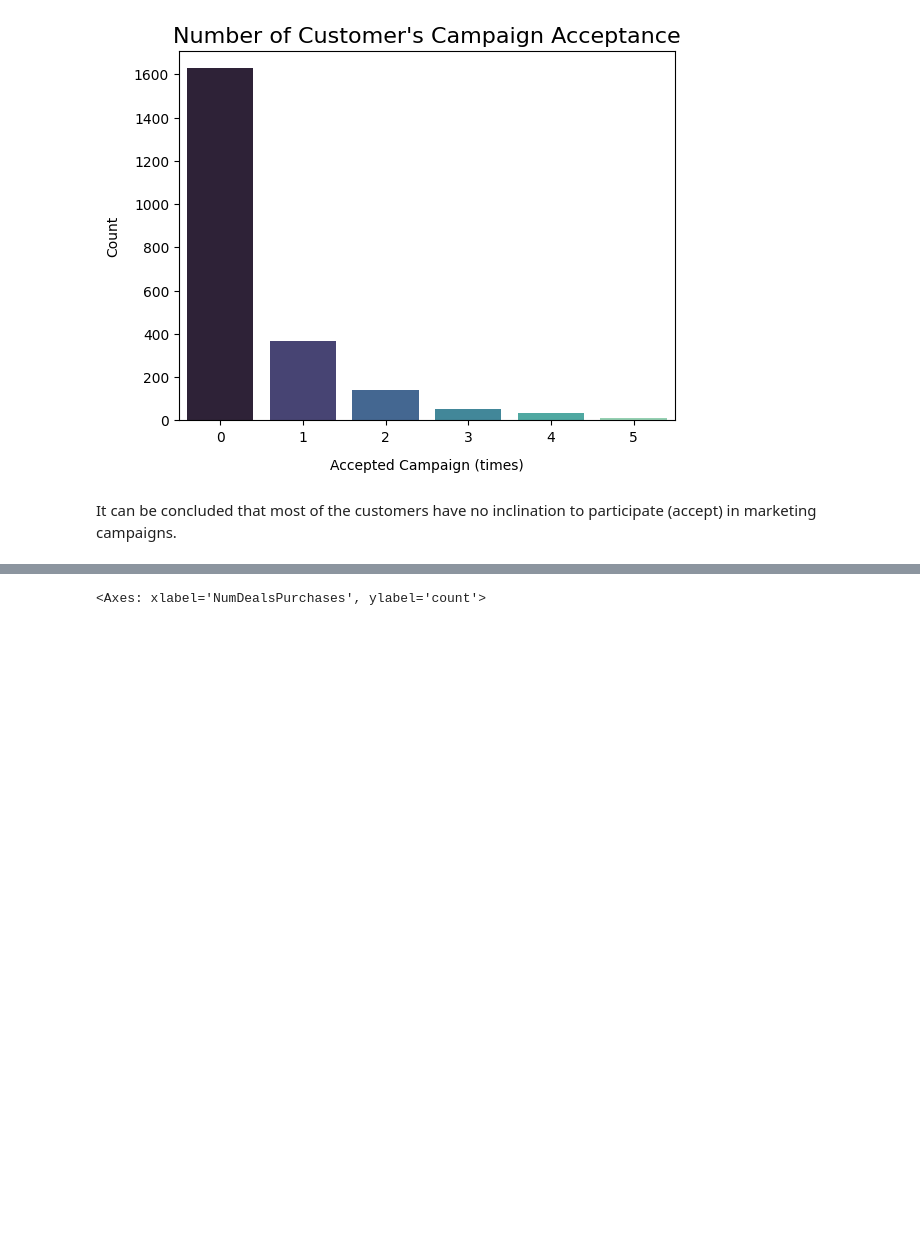
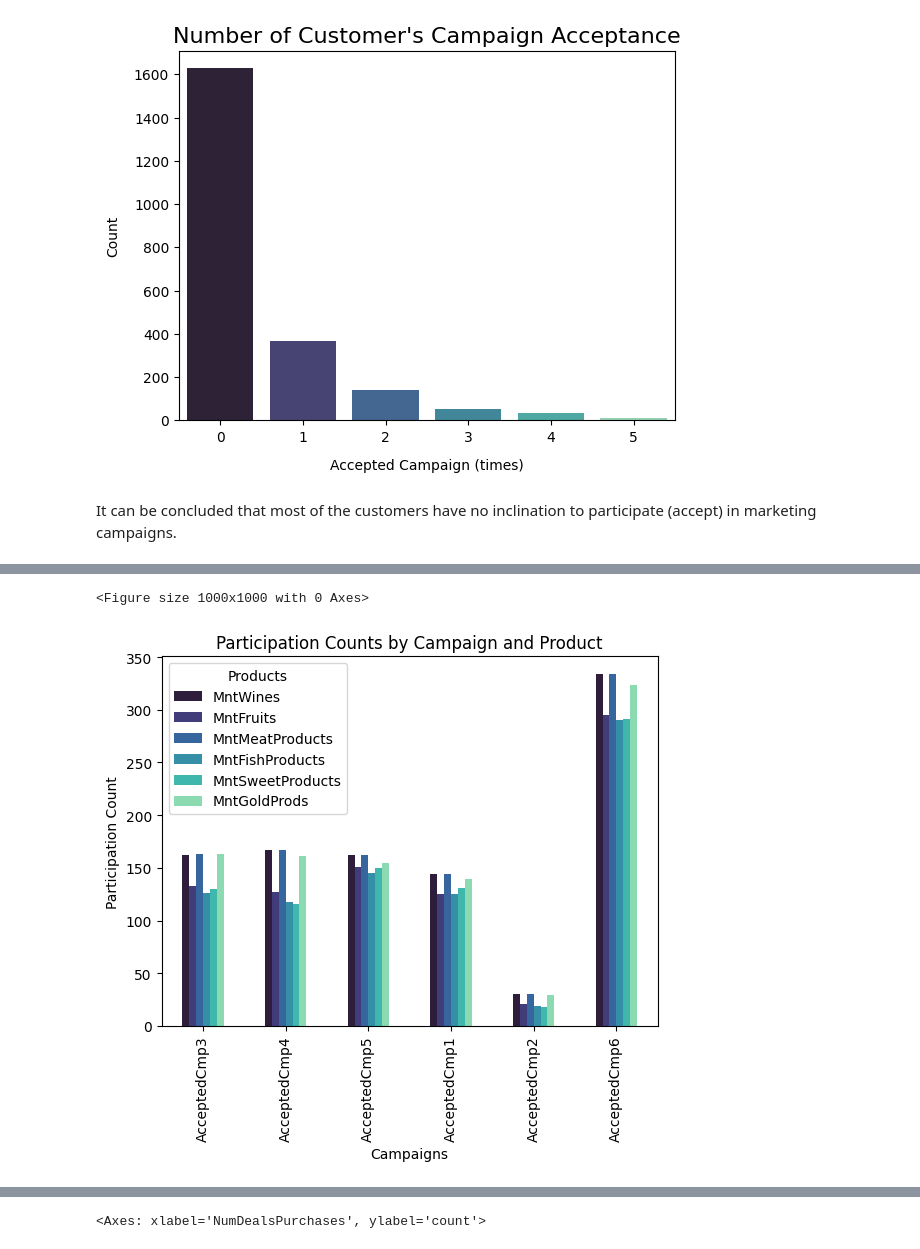
Before and after one commit to krisibraynova01/Thesis_TechnicalUnifersityofSofia, a Jupyter notebook: Graduation_thesis.ipynb, the cells around one changed output, grey strips where cells are left out. Cells and saved outputs as stored; diff of their text form; code cells hidden in the pictures; blank space fills up the shorter version.

```diff
--- a/Graduation_thesis.ipynb
+++ b/Graduation_thesis.ipynb
@@ -537,0 +594,29 @@ ax = sns.countplot(data=df, x= 'Response')
+# %%
+# Selecting the campaigns and product columns from the DataFrame
+campaigns = df[['AcceptedCmp3', 'AcceptedCmp4', 'AcceptedCmp5', 'AcceptedCmp1', 'AcceptedCmp2', 'AcceptedCmp6']]
+products = df[['MntWines', 'MntFruits', 'MntMeatProducts', 'MntFishProducts', 'MntSweetProducts', 'MntGoldProds']]
+
+# Initializing an empty dictionary to store the results
+participation_counts = {}
+
+# Iterating over each product column
+for product_col in products.columns:
+    # Initializing a counter for each campaign
+    campaign_counts = {}
+
+    # Iterating over each campaign column
+    for campaign_col in campaigns.columns:
+        # Counting the number of participants in the campaign for the current product
+        count = len(df[(df[campaign_col] == 1) & (df[product_col] > 0)])
+
+        # Storing the count in the campaign_counts dictionary
+        campaign_counts[campaign_col] = count
+
+    # Storing the campaign_counts dictionary for the current product in the participation_counts dictionary
+    participation_counts[product_col] = campaign_counts
+
+# Converting the participation_counts dictionary to a DataFrame for better visibility
+participation_df = pd.DataFrame(participation_counts)
+
+# Displaying the participation counts
+participation_df
@@ -537,0 +631,19 @@ ax = sns.countplot(data=df, x= 'Response')
+# %%
+colors = sns.color_palette('mako', n_colors=len(participation_df.columns))
+plt.figure(figsize=(10, 10))
+# Plot the DataFrame as a clustered bar chart
+participation_df.plot(kind='bar', color=colors)
+
+# Set the labels and title
+plt.xlabel('Campaigns')
+plt.ylabel('Participation Count')
+plt.title('Participation Counts by Campaign and Product')
+
+# Set the legend with the product names
+plt.legend(title='Products', labels=participation_df.columns)
+
+# Show the chart
+plt.show()
+# %% [output]
+<Figure size 1000x1000 with 0 Axes>
+[figure, added]
```
Also changed, not shown: parts of 33 cells of this notebook.
